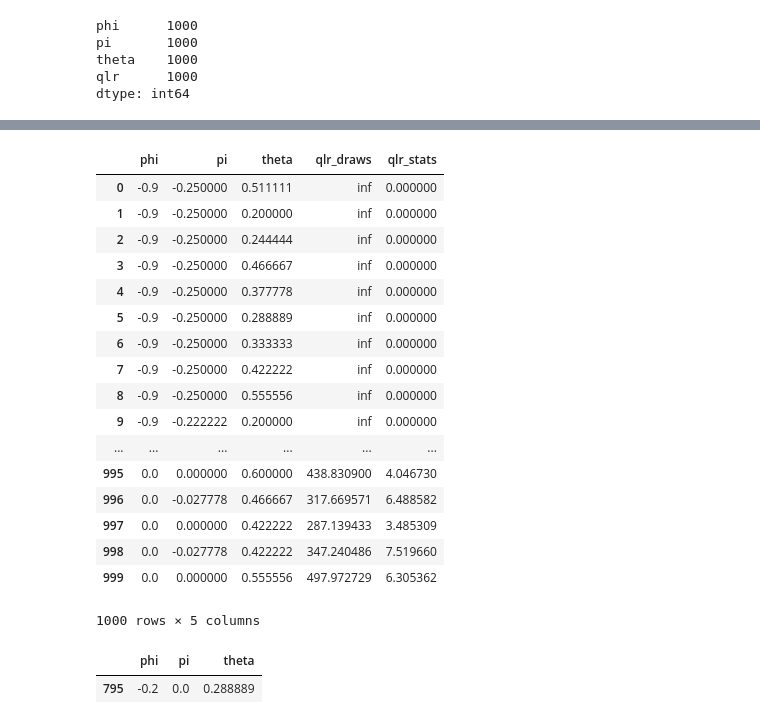
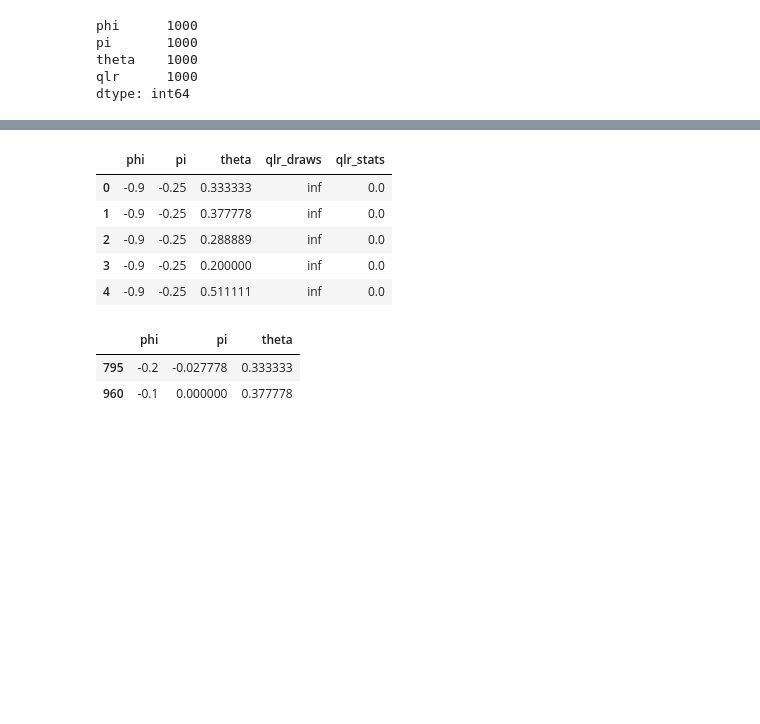
Before and after one commit to sangrey/RiskPriceInference, a Jupyter notebook: volpriceinference/robust_inference_on_data.ipynb, the cells around one changed output, grey strips where cells are left out. Cells and saved outputs as stored; diff of their text form; code cells hidden in the pictures; blank space fills up the shorter version.

```diff
--- a/volpriceinference/robust_inference_on_data.ipynb
+++ b/volpriceinference/robust_inference_on_data.ipynb
@@ -30,5 +30,5 @@ AttributeError: module 'volprice' has no attribute '__version__'
 # %%
-innov_dim = 1000
+innov_dim = 2000
 # %% [markdown]
 ## Load the data
 # %%
@@ -306,24 +294,12 @@ qlr_draws.sort_values(by='qlr')
 # %%
-merged_values
+merged_values.head()
 # %% [output]
 |  | phi | pi | theta | qlr_draws | qlr_stats |
-| 0 | -0.9 | -0.250000 | 0.511111 | inf | 0.000000 |
-| 1 | -0.9 | -0.250000 | 0.200000 | inf | 0.000000 |
-| 2 | -0.9 | -0.250000 | 0.244444 | inf | 0.000000 |
-| 3 | -0.9 | -0.250000 | 0.466667 | inf | 0.000000 |
-| 4 | -0.9 | -0.250000 | 0.377778 | inf | 0.000000 |
-| 5 | -0.9 | -0.250000 | 0.288889 | inf | 0.000000 |
-| 6 | -0.9 | -0.250000 | 0.333333 | inf | 0.000000 |
-| 7 | -0.9 | -0.250000 | 0.422222 | inf | 0.000000 |
-| 8 | -0.9 | -0.250000 | 0.555556 | inf | 0.000000 |
-| 9 | -0.9 | -0.222222 | 0.200000 | inf | 0.000000 |
-| ... | ... | ... | ... | ... | ... |
-| 995 | 0.0 | 0.000000 | 0.600000 | 438.830900 | 4.046730 |
-| 996 | 0.0 | -0.027778 | 0.466667 | 317.669571 | 6.488582 |
-| 997 | 0.0 | 0.000000 | 0.422222 | 287.139433 | 3.485309 |
-| 998 | 0.0 | -0.027778 | 0.422222 | 347.240486 | 7.519660 |
-| 999 | 0.0 | 0.000000 | 0.555556 | 497.972729 | 6.305362 |
+| 0 | -0.9 | -0.25 | 0.333333 | inf | 0.0 |
+| 1 | -0.9 | -0.25 | 0.377778 | inf | 0.0 |
+| 2 | -0.9 | -0.25 | 0.288889 | inf | 0.0 |
+| 3 | -0.9 | -0.25 | 0.200000 | inf | 0.0 |
+| 4 | -0.9 | -0.25 | 0.511111 | inf | 0.0 |
-1000 rows × 5 columns
 # %%
 accepted_vals = merged_values.query('qlr_stats > qlr_draws').drop(['qlr_draws', 'qlr_stats'], axis='columns')
 # %%
@@ -340,7 +316,8 @@ def constraint(scale, psi, zeta, equity_price):
 accepted_vals
 # %% [output]
 |  | phi | pi | theta |
-| 795 | -0.2 | 0.0 | 0.288889 |
+| 795 | -0.2 | -0.027778 | 0.333333 |
+| 960 | -0.1 | 0.000000 | 0.377778 |
 # %%
 omega
 # %% [output]
```
Also changed, not shown: parts of 14 cells of this notebook, 1 other file.
